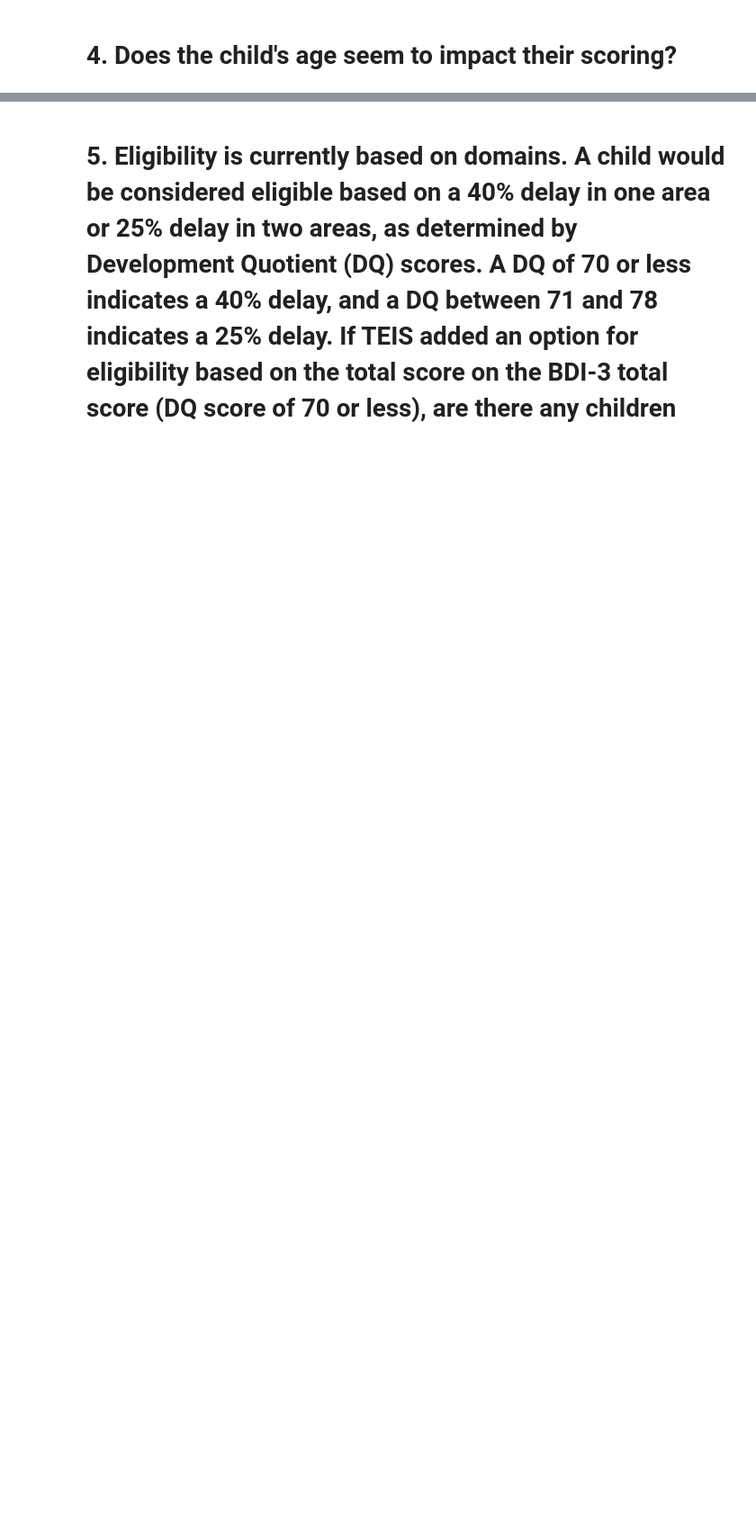
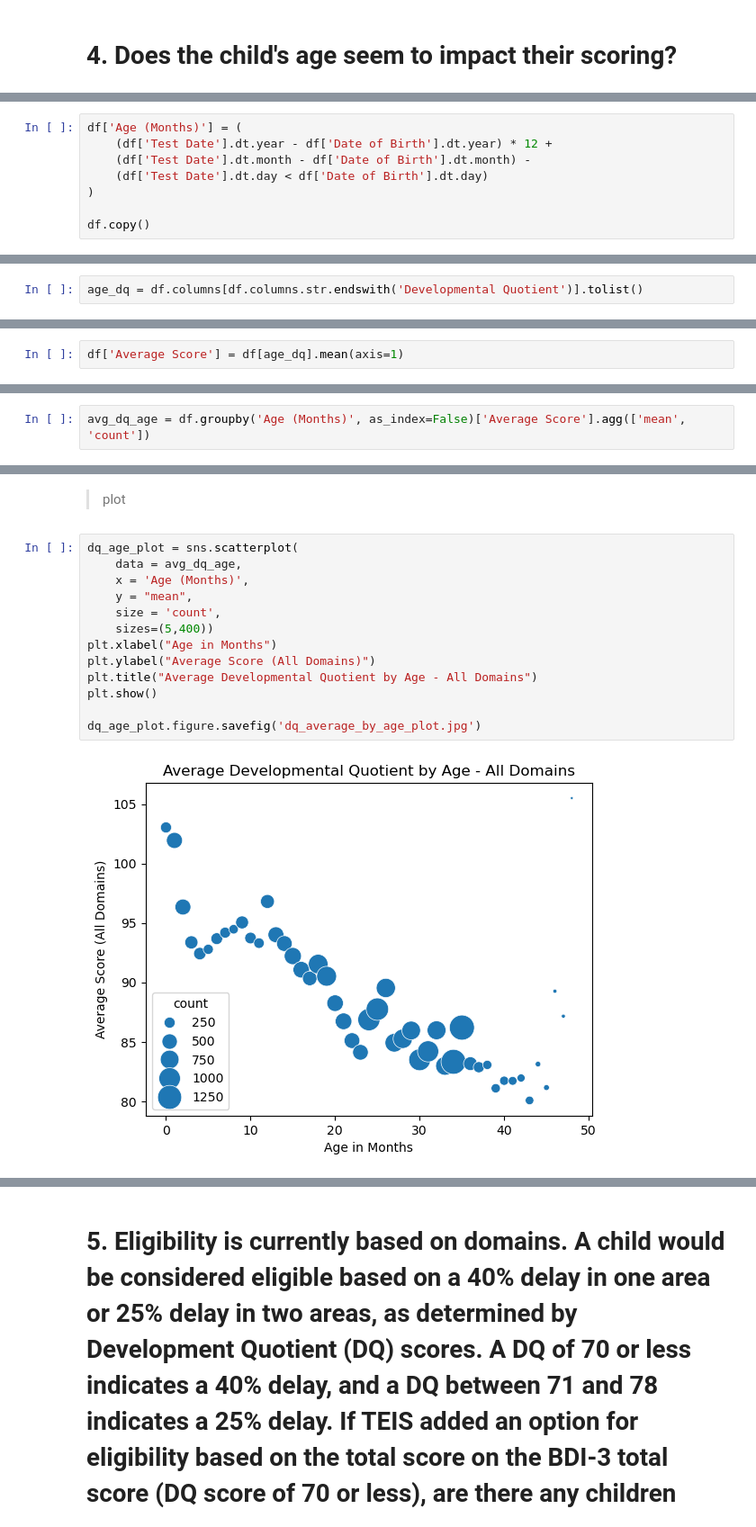
Before and after one commit to NSS-Data-Analytics-Cohort-17/partner-project-brazil, a Jupyter notebook: chloe_TEIS BDI-3 Analysis.ipynb, the cells around one changed output, grey strips where cells are left out. Shown at 90% size. Cells and saved outputs as stored; diff of their text form; blank space fills up the shorter version.

```diff
--- a/chloe_TEIS BDI-3 Analysis.ipynb
+++ b/chloe_TEIS BDI-3 Analysis.ipynb
@@ -270,0 +618,8 @@ expressive.figure.savefig('expressiv_comm.jpg')
+# %%
+df['Age (Months)'] = (
+    (df['Test Date'].dt.year - df['Date of Birth'].dt.year) * 12 +
+    (df['Test Date'].dt.month - df['Date of Birth'].dt.month) -
+    (df['Test Date'].dt.day < df['Date of Birth'].dt.day)
+)
+
+df.copy()
@@ -270,0 +642,2 @@ expressive.figure.savefig('expressiv_comm.jpg')
+# %%
+age_dq = df.columns[df.columns.str.endswith('Developmental Quotient')].tolist()
@@ -270,0 +646,2 @@ expressive.figure.savefig('expressiv_comm.jpg')
+# %%
+df['Average Score'] = df[age_dq].mean(axis=1)
@@ -270,0 +694,2 @@ expressive.figure.savefig('expressiv_comm.jpg')
+# %%
+avg_dq_age = df.groupby('Age (Months)', as_index=False)['Average Score'].agg(['mean', 'count'])
@@ -270,0 +718,17 @@ expressive.figure.savefig('expressiv_comm.jpg')
+# %% [markdown]
+>plot
+# %%
+dq_age_plot = sns.scatterplot(
+    data = avg_dq_age,
+    x = 'Age (Months)',
+    y = "mean",
+    size = 'count',
+    sizes=(5,400))
+plt.xlabel("Age in Months")
+plt.ylabel("Average Score (All Domains)")
+plt.title("Average Developmental Quotient by Age - All Domains")
+plt.show()
+
+dq_age_plot.figure.savefig('dq_average_by_age_plot.jpg')
+# %% [output]
+[figure, added]
```
Also changed, not shown: parts of 93 cells of this notebook, 4 other files.
